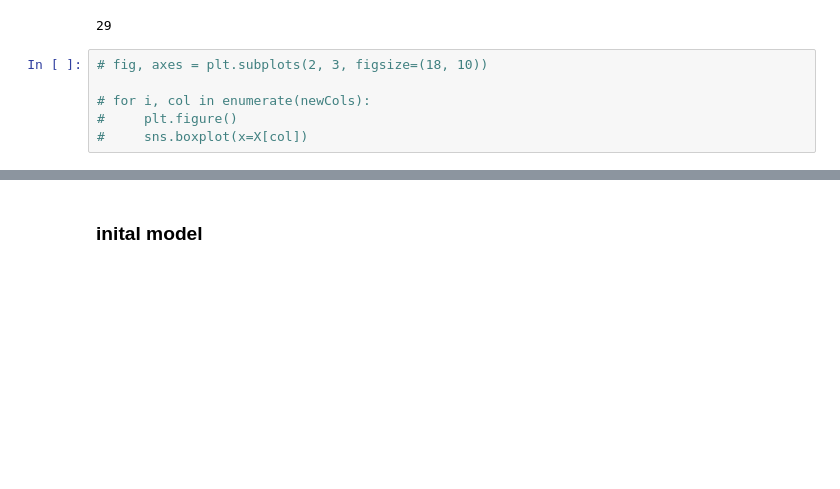
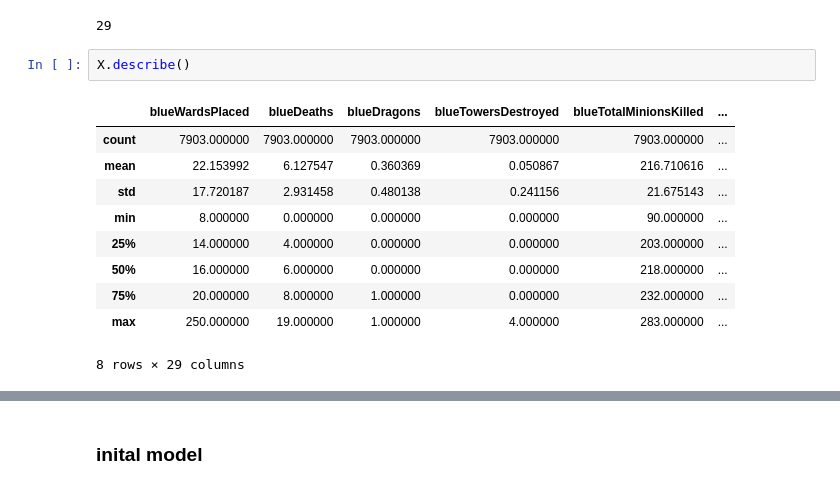
Before and after one commit to mabobakr/LOL-winning-prediction, a Jupyter notebook: lol-classifiers.ipynb, the cells around one changed output, grey strips where cells are left out. Saved outputs shown, nothing was run; the diff lists cells and outputs as text; blank space fills up the shorter version.

```diff
--- a/lol-classifiers.ipynb
+++ b/lol-classifiers.ipynb
@@ -95,10 +79,17 @@ diff_col
 len(newCols)
 # %% [output]
 29
-# %%
-# fig, axes = plt.subplots(2, 3, figsize=(18, 10))
-
-# for i, col in enumerate(newCols):
-#     plt.figure()
-#     sns.boxplot(x=X[col])
+# %%
+X.describe()
+# %% [output]
+|  | blueWardsPlaced | blueDeaths | blueDragons | blueTowersDestroyed | blueTotalMinionsKilled | ... |
+| count | 7903.000000 | 7903.000000 | 7903.000000 | 7903.000000 | 7903.000000 | ... |
+| mean | 22.153992 | 6.127547 | 0.360369 | 0.050867 | 216.710616 | ... |
+| std | 17.720187 | 2.931458 | 0.480138 | 0.241156 | 21.675143 | ... |
+| min | 8.000000 | 0.000000 | 0.000000 | 0.000000 | 90.000000 | ... |
+| 25% | 14.000000 | 4.000000 | 0.000000 | 0.000000 | 203.000000 | ... |
+| 50% | 16.000000 | 6.000000 | 0.000000 | 0.000000 | 218.000000 | ... |
+| 75% | 20.000000 | 8.000000 | 1.000000 | 0.000000 | 232.000000 | ... |
+| max | 250.000000 | 19.000000 | 1.000000 | 4.000000 | 283.000000 | ... |
+8 rows × 29 columns
 # %%
```
Also changed, not shown: parts of 16 cells of this notebook, 3 other files.
